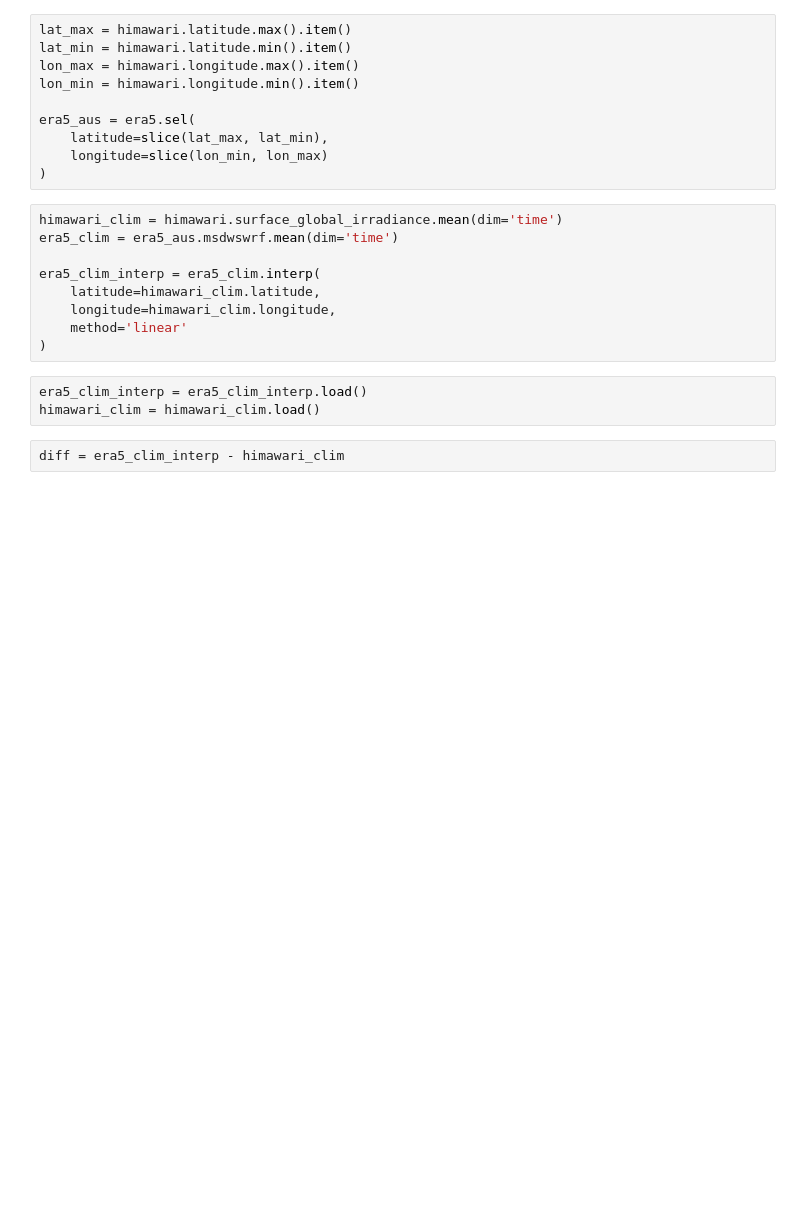
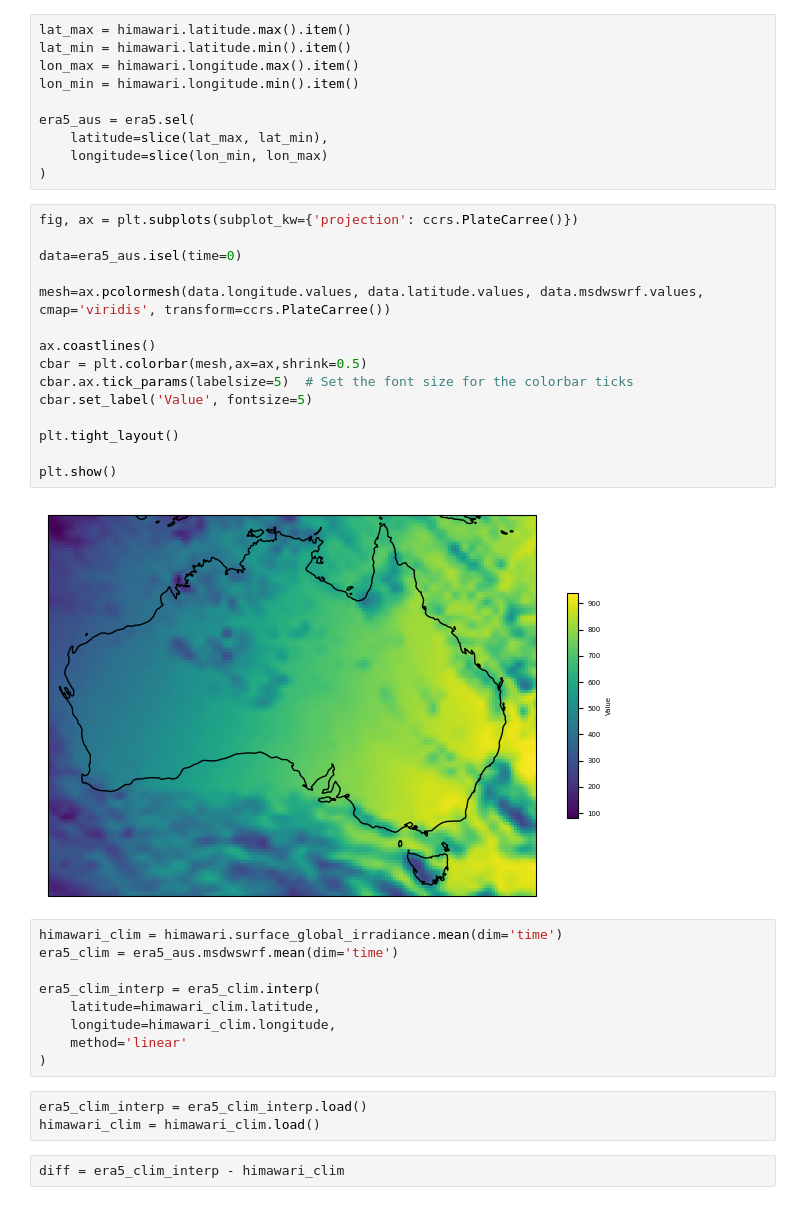
Before and after one commit to cdoedens/Irradiance-comparison, a Jupyter notebook: himawari-era5.ipynb, the cells around one changed output. Cells and saved outputs as stored; diff of their text form; blank space fills up the shorter version.

```diff
--- a/himawari-era5.ipynb
+++ b/himawari-era5.ipynb
@@ -46,6 +51,23 @@ era5_aus = era5.sel(
     latitude=slice(lat_max, lat_min),
     longitude=slice(lon_min, lon_max)
 )
+# %%
+fig, ax = plt.subplots(subplot_kw={'projection': ccrs.PlateCarree()})
+
+data=era5_aus.isel(time=0)
+
+mesh=ax.pcolormesh(data.longitude.values, data.latitude.values, data.msdwswrf.values, cmap='viridis', transform=ccrs.PlateCarree())
+
+ax.coastlines()
+cbar = plt.colorbar(mesh,ax=ax,shrink=0.5)
+cbar.ax.tick_params(labelsize=5)  # Set the font size for the colorbar ticks
+cbar.set_label('Value', fontsize=5)
+
+plt.tight_layout()
+
+plt.show()
+# %% [output]
+[figure, added]
 # %%
 himawari_clim = himawari.surface_global_irradiance.mean(dim='time')
 era5_clim = era5_aus.msdwswrf.mean(dim='time')
```
Also changed, not shown: parts of 5 cells of this notebook, 3 other files.
